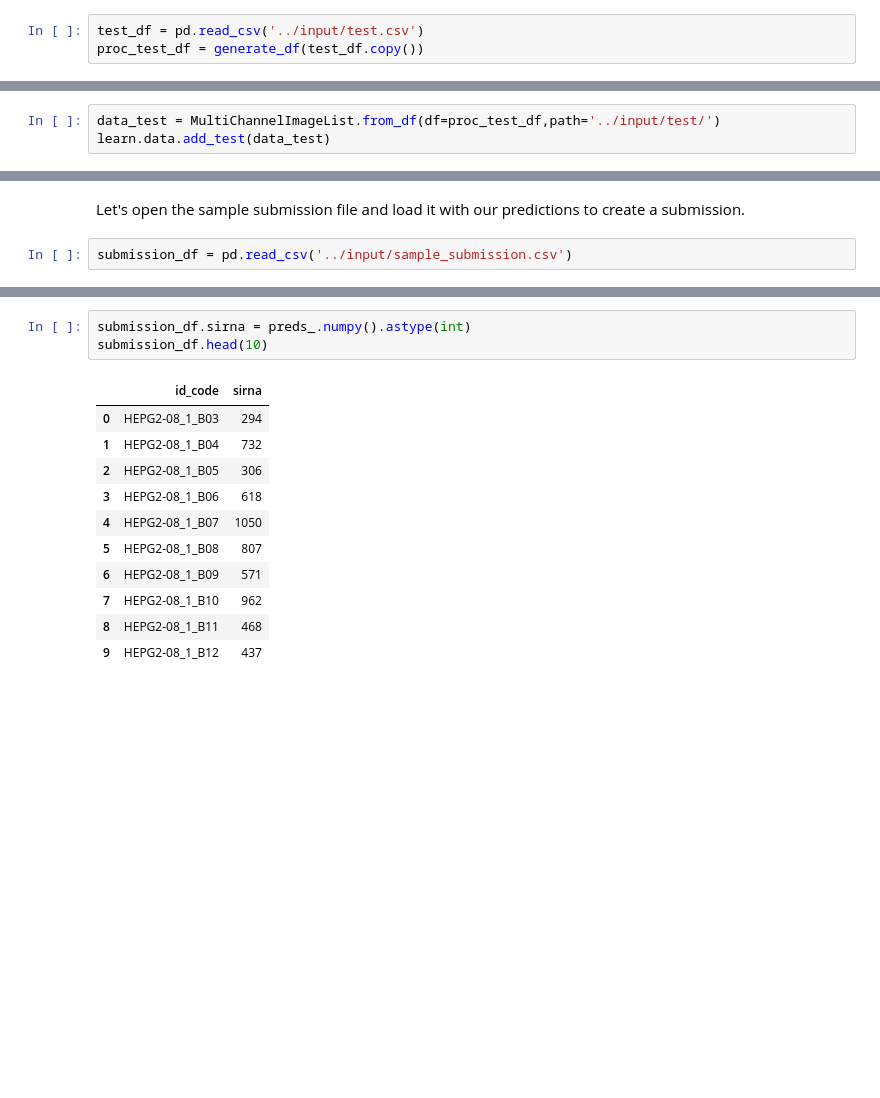
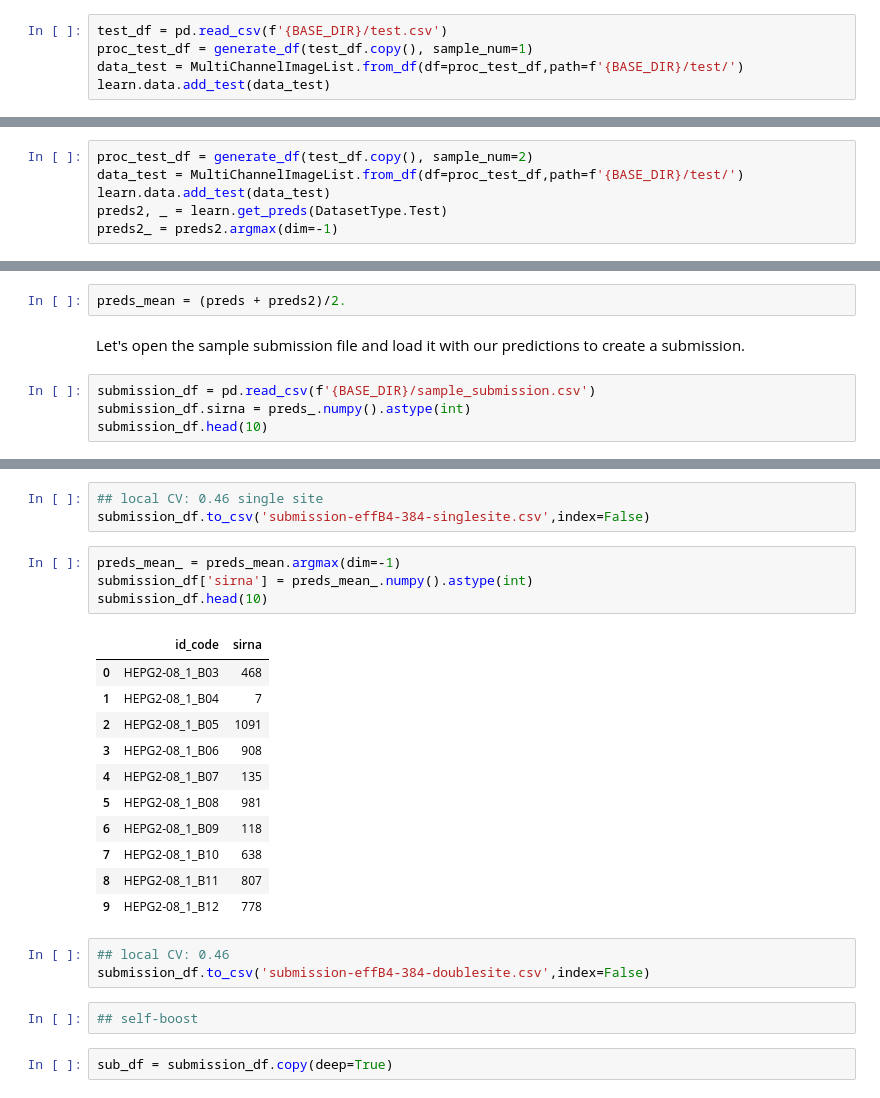
Before and after one commit to chengjiun/kaggle-2019Q3-cellular, a Jupyter notebook: Notebooks/rcic-rcic-fastai-starter-efficientnet.ipynb, the cells around one changed output, grey strips where cells are left out. Drawn from its saved outputs; the diff is of its cells as text; blank space fills up the shorter version.

```diff
--- a/Notebooks/rcic-rcic-fastai-starter-efficientnet.ipynb
+++ b/Notebooks/rcic-rcic-fastai-starter-efficientnet.ipynb
@@ -795,3 +811,5 @@ Let's now load our test csv and process the DataFrame like we did for the traini
 # %%
-test_df = pd.read_csv('../input/test.csv')
-proc_test_df = generate_df(test_df.copy())
+test_df = pd.read_csv(f'{BASE_DIR}/test.csv')
+proc_test_df = generate_df(test_df.copy(), sample_num=1)
+data_test = MultiChannelImageList.from_df(df=proc_test_df,path=f'{BASE_DIR}/test/')
+learn.data.add_test(data_test)
@@ -800,3 +819,6 @@ We add the data to our DataBunch:
 # %%
-data_test = MultiChannelImageList.from_df(df=proc_test_df,path='../input/test/')
+proc_test_df = generate_df(test_df.copy(), sample_num=2)
+data_test = MultiChannelImageList.from_df(df=proc_test_df,path=f'{BASE_DIR}/test/')
 learn.data.add_test(data_test)
+preds2, _ = learn.get_preds(DatasetType.Test)
+preds2_ = preds2.argmax(dim=-1)
@@ -823,4 +825,8 @@ test_df.head(10)
+# %%
+preds_mean = (preds + preds2)/2.
 # %% [markdown]
 Let's open the sample submission file and load it with our predictions to create a submission.
 # %%
-submission_df = pd.read_csv('../input/sample_submission.csv')
+submission_df = pd.read_csv(f'{BASE_DIR}/sample_submission.csv')
+submission_df.sirna = preds_.numpy().astype(int)
+submission_df.head(10)
@@ -827,15 +845,26 @@ submission_df = pd.read_csv('../input/sample_submission.csv')
+# %%
+## local CV: 0.46 single site
+submission_df.to_csv('submission-effB4-384-singlesite.csv',index=False)
 # %%
-submission_df.sirna = preds_.numpy().astype(int)
+preds_mean_ = preds_mean.argmax(dim=-1)
+submission_df['sirna'] = preds_mean_.numpy().astype(int)
 submission_df.head(10)
 # %% [output]
 |  | id_code | sirna |
-| 0 | HEPG2-08_1_B03 | 294 |
-| 1 | HEPG2-08_1_B04 | 732 |
-| 2 | HEPG2-08_1_B05 | 306 |
-| 3 | HEPG2-08_1_B06 | 618 |
-| 4 | HEPG2-08_1_B07 | 1050 |
-| 5 | HEPG2-08_1_B08 | 807 |
-| 6 | HEPG2-08_1_B09 | 571 |
-| 7 | HEPG2-08_1_B10 | 962 |
-| 8 | HEPG2-08_1_B11 | 468 |
-| 9 | HEPG2-08_1_B12 | 437 |
+| 0 | HEPG2-08_1_B03 | 468 |
+| 1 | HEPG2-08_1_B04 | 7 |
+| 2 | HEPG2-08_1_B05 | 1091 |
+| 3 | HEPG2-08_1_B06 | 908 |
+| 4 | HEPG2-08_1_B07 | 135 |
+| 5 | HEPG2-08_1_B08 | 981 |
+| 6 | HEPG2-08_1_B09 | 118 |
+| 7 | HEPG2-08_1_B10 | 638 |
+| 8 | HEPG2-08_1_B11 | 807 |
+| 9 | HEPG2-08_1_B12 | 778 |
+# %%
+## local CV: 0.46
+submission_df.to_csv('submission-effB4-384-doublesite.csv',index=False)
+# %%
+## self-boost
+# %%
+sub_df = submission_df.copy(deep=True)
```
Also changed, not shown: parts of 22 cells of this notebook.
